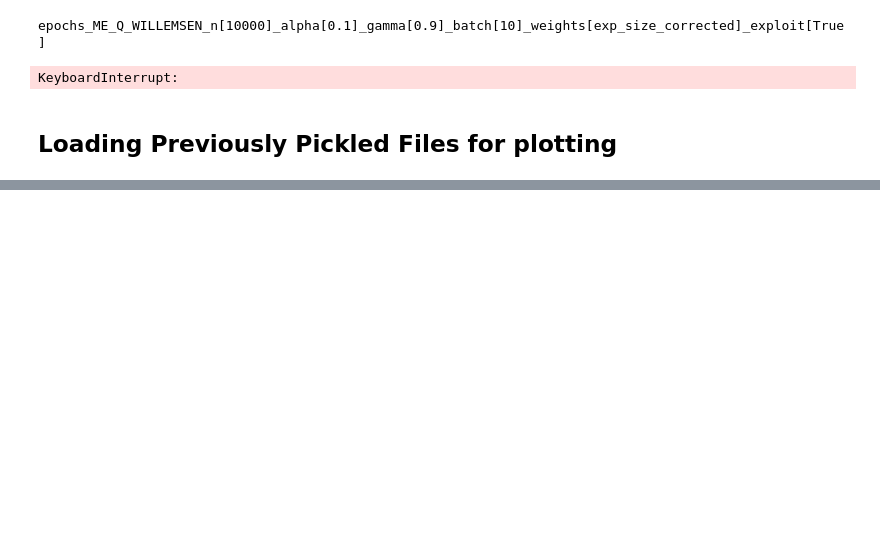
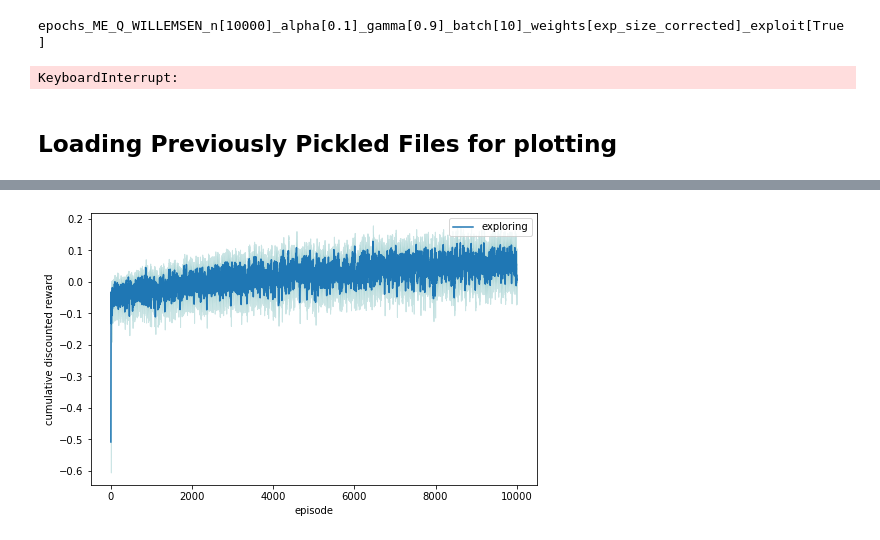
Before and after one commit to CCarissimo/RapidRL, a Jupyter notebook: run_epochs.ipynb, the cells around one changed output, grey strips where cells are left out. Drawn from its saved outputs; the diff is of its cells as text; code cells hidden in the pictures; blank space fills up the shorter version.

```diff
--- a/run_epochs.ipynb
+++ b/run_epochs.ipynb
@@ -203,0 +208,37 @@ M[90][1000].items()
+# %%
+M = []
+# %%
+for file in glob.glob('C:\\Users\\CesareCarissimo\\Documents\\MARL\\RapidRL\\Results\\temp_epochs\\*.txt', recursive=True):
+    with open (file, 'rb') as fh:
+        run = cPickle.load(fh)
+        M.append(run)
+# %%
+R = np.zeros((100, 10000))
+
+for i, epoch in enumerate(M):
+    for j, metrics in enumerate(epoch):
+        for exp, g in enumerate(metrics['Gn']):
+            R[i,j] += 0.9**exp*g
+# %%
+yn = np.mean(R, axis=0)
+yCIn = list(map(lambda p: bootstrap_empirical(p)(0.95), R.T))
+Yn = np.transpose(yCIn)
+# %%
+%matplotlib inline
+x = np.arange(0, 10000, 1)
+
+fig, ax = plt.subplots(figsize=(8,5))
+plt.plot(x, yn, label='exploring')
+ax.fill_between(x, Yn[0], Yn[1], color='teal', alpha=.2)
+
+# plt.plot(x, yg, label='exploiting')
+# ax.fill_between(x, Yg[0], Yg[1], color='purple', alpha=.2)
+
+plt.ylabel('cumulative discounted reward')
+plt.xlabel('episode')
+
+plt.legend()
+plt.savefig(f'results/epochs_ME_Q_WILLEMSEN_n[10000]_alpha[0.1]_gamma[0.9]_batch[10]_weights[exp_size_corrected]_exploit[False].png')
+plt.show()
+# %% [output]
+[figure, added]
```
Also changed, not shown: parts of 2 cells of this notebook, 3 other files.
